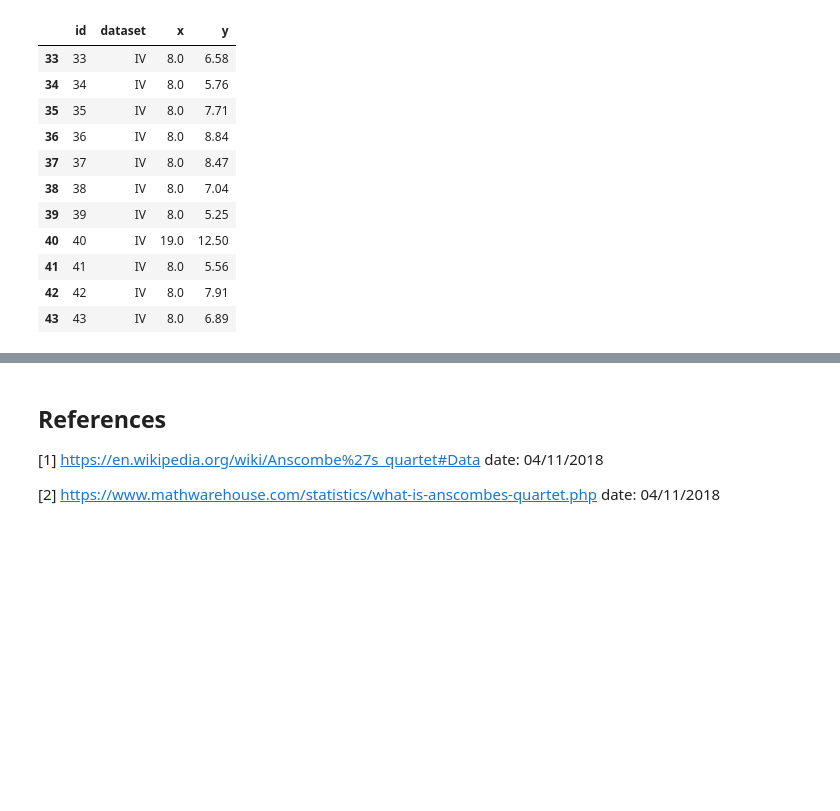
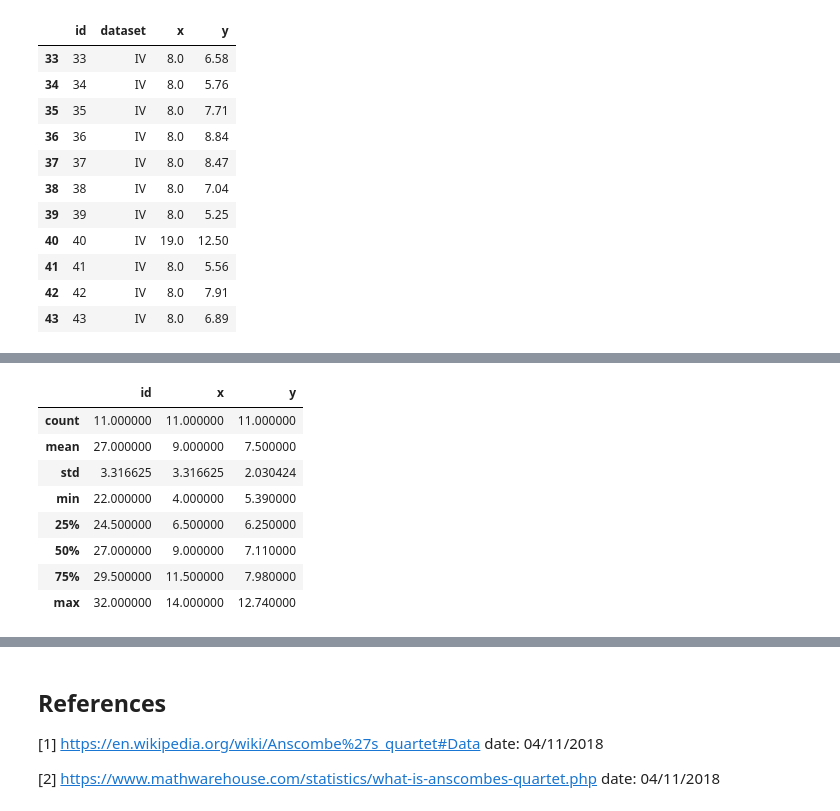
Before and after one commit to emmapatton/anscombes-quartet-dataset, a Jupyter notebook: anscombes-quartet-dataset.ipynb, the cells around one changed output, grey strips where cells are left out. Drawn from its saved outputs; the diff is of its cells as text; code cells hidden in the pictures; blank space fills up the shorter version.

```diff
--- a/anscombes-quartet-dataset.ipynb
+++ b/anscombes-quartet-dataset.ipynb
@@ -108,0 +134,12 @@ dataset_IV
+# %%
+dataset_III.describe()
+# %% [output]
+|  | id | x | y |
+| count | 11.000000 | 11.000000 | 11.000000 |
+| mean | 27.000000 | 9.000000 | 7.500000 |
+| std | 3.316625 | 3.316625 | 2.030424 |
+| min | 22.000000 | 4.000000 | 5.390000 |
+| 25% | 24.500000 | 6.500000 | 6.250000 |
+| 50% | 27.000000 | 9.000000 | 7.110000 |
+| 75% | 29.500000 | 11.500000 | 7.980000 |
+| max | 32.000000 | 14.000000 | 12.740000 |
```
Also changed, not shown: parts of 4 cells of this notebook.
